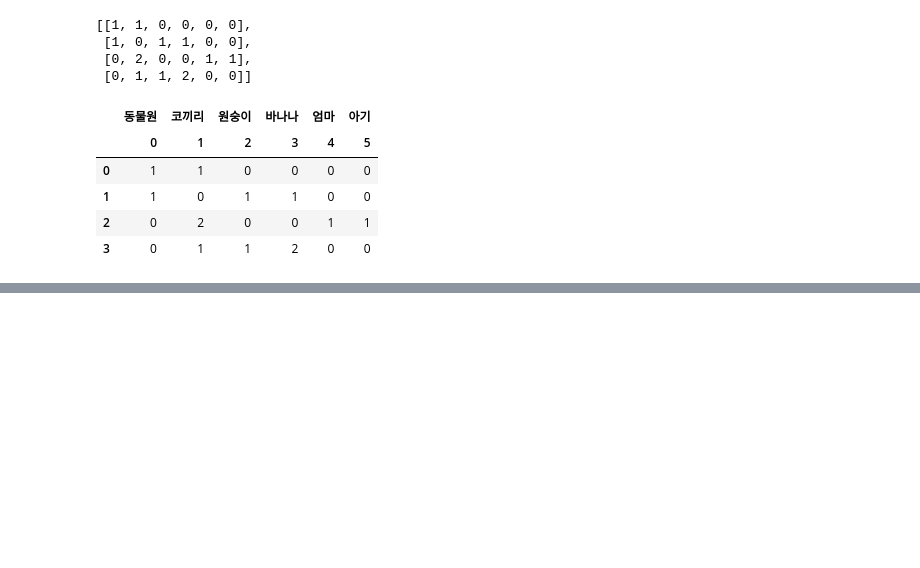
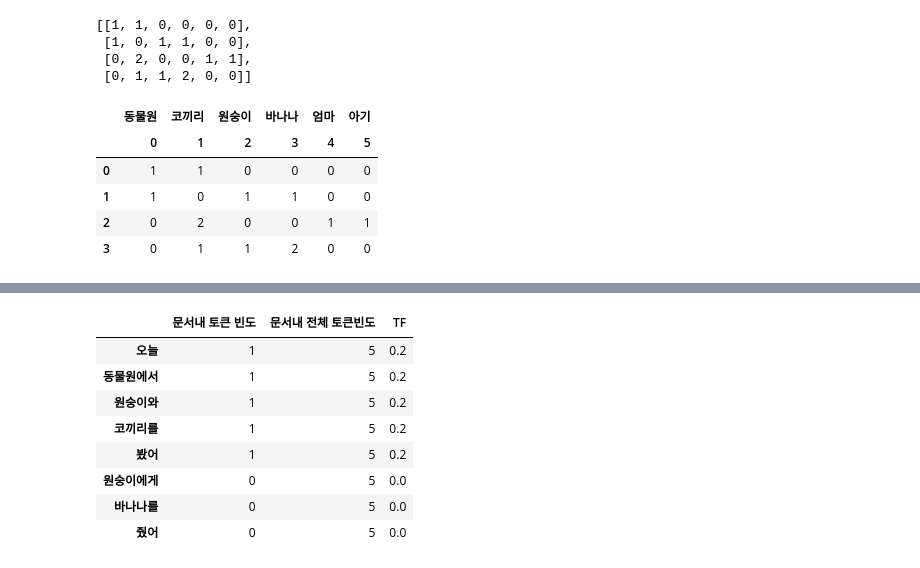
Before and after one commit to insightcampus/202008-youth-bigdata, a Jupyter notebook: db/local regression.ipynb, the cells around one changed output, grey strips where cells are left out. Saved outputs shown, nothing was run; the diff lists cells and outputs as text; code cells hidden in the pictures; blank space fills up the shorter version.

```diff
--- a/db/local regression.ipynb
+++ b/db/local regression.ipynb
@@ -453,0 +568,5 @@ a
+# %%
+doc_names=[i for i in word2id]
+doc1=pd.DataFrame(index=doc_names)
+doc2=pd.DataFrame(index=doc_names)
+doc1
@@ -453,0 +583,9 @@ a
+# %%
+doc1['문서내 토큰 빈도']=TDM[0]
+doc2['문서내 토큰 빈도']=TDM[1]
+# %%
+doc1['문서내 전체 토큰빈도']=len(doc_ls[0])
+doc2['문서내 전체 토큰빈도']=len(doc_ls[1])
+# %%
+for i in doc1:
+    doc1['TF']=doc1['문서내 토큰 빈도']/doc1['문서내 전체 토큰빈도']
@@ -453,0 +595,12 @@ a
+# %%
+doc1
+# %% [output]
+|  | 문서내 토큰 빈도 | 문서내 전체 토큰빈도 | TF |
+| 오늘 | 1 | 5 | 0.2 |
+| 동물원에서 | 1 | 5 | 0.2 |
+| 원숭이와 | 1 | 5 | 0.2 |
+| 코끼리를 | 1 | 5 | 0.2 |
+| 봤어 | 1 | 5 | 0.2 |
+| 원숭이에게 | 0 | 5 | 0.0 |
+| 바나나를 | 0 | 5 | 0.0 |
+| 줬어 | 0 | 5 | 0.0 |
```
Also changed, not shown: parts of 51 cells of this notebook.
